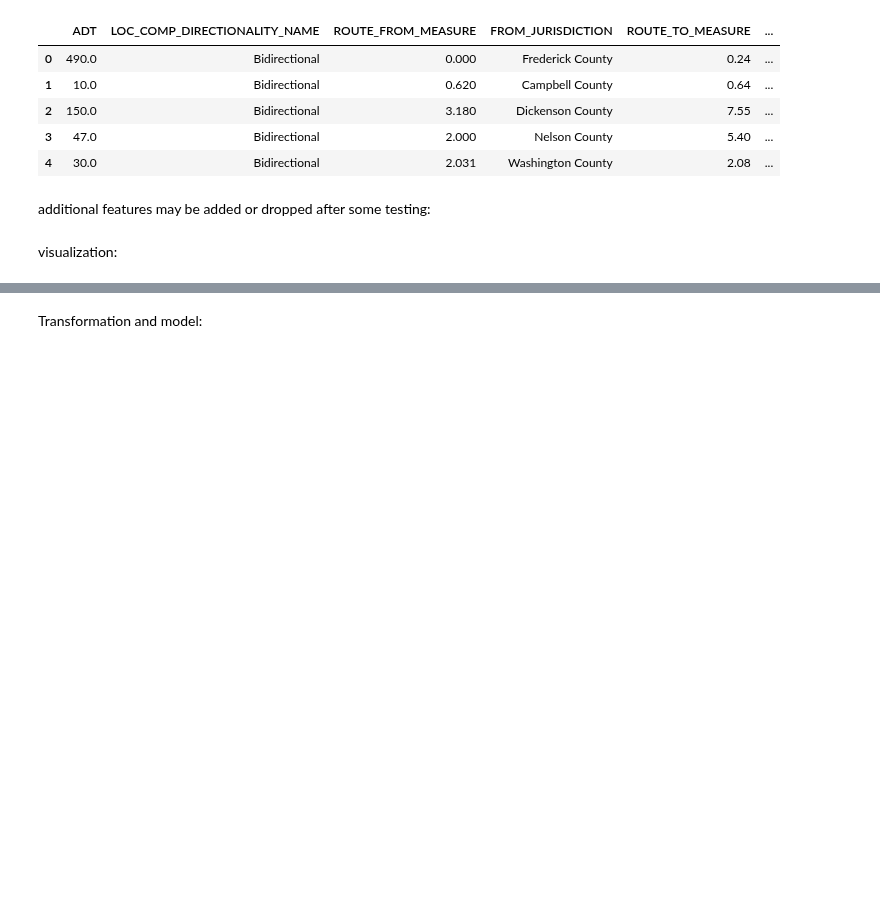
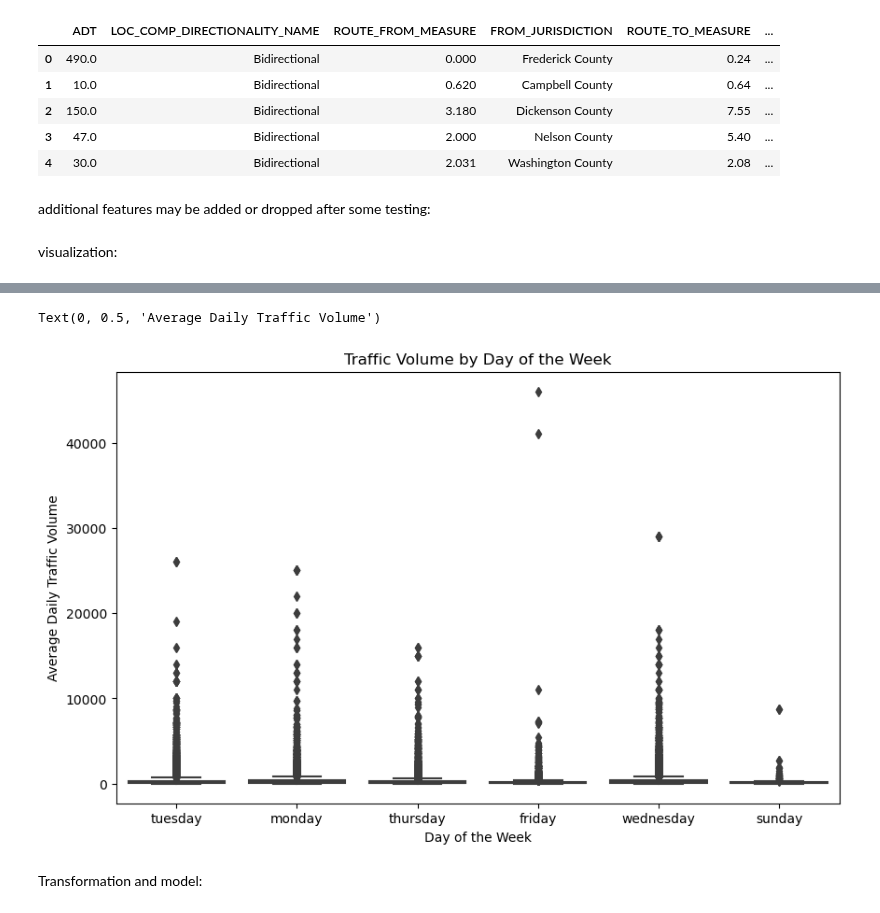
Before and after one commit to helen-yao/ML4VA, a Jupyter notebook: ML4VA/ml4va.ipynb, the cells around one changed output, grey strips where cells are left out. Drawn from its saved outputs; the diff is of its cells as text; code cells hidden in the pictures; blank space fills up the shorter version.

```diff
--- a/ML4VA/ml4va.ipynb
+++ b/ML4VA/ml4va.ipynb
@@ -390,3 +441,13 @@ sns.kdeplot(combined_df['ADT']) # a lot of 0s...
+# %%
+filtered_df = combined_df[combined_df['DAY_WEEK'] != 'saturday']
+plt.figure(figsize=(10, 6))
+sns.boxplot(x='DAY_WEEK', y='ADT', data=filtered_df)
+plt.title('Traffic Volume by Day of the Week')
+plt.xlabel('Day of the Week')
+plt.ylabel('Average Daily Traffic Volume')
+# %% [output]
+Text(0, 0.5, 'Average Daily Traffic Volume')
+[figure, added]
 # %% [markdown]
 Transformation and model:
 # %%
```
Also changed, not shown: parts of 15 cells of this notebook.
